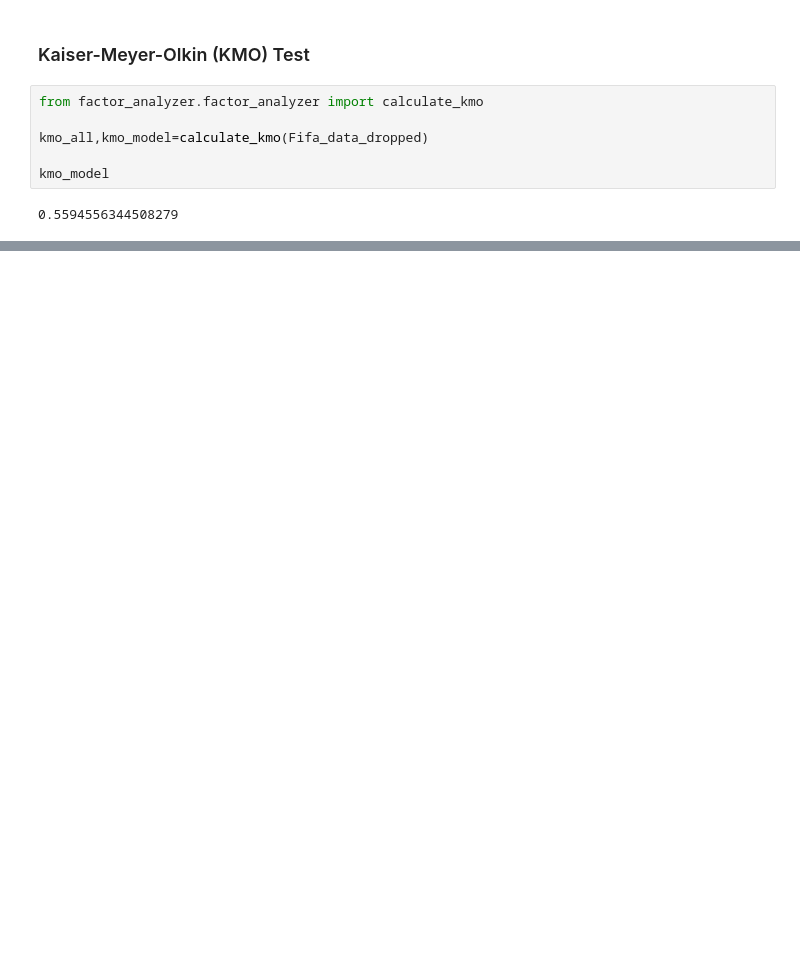
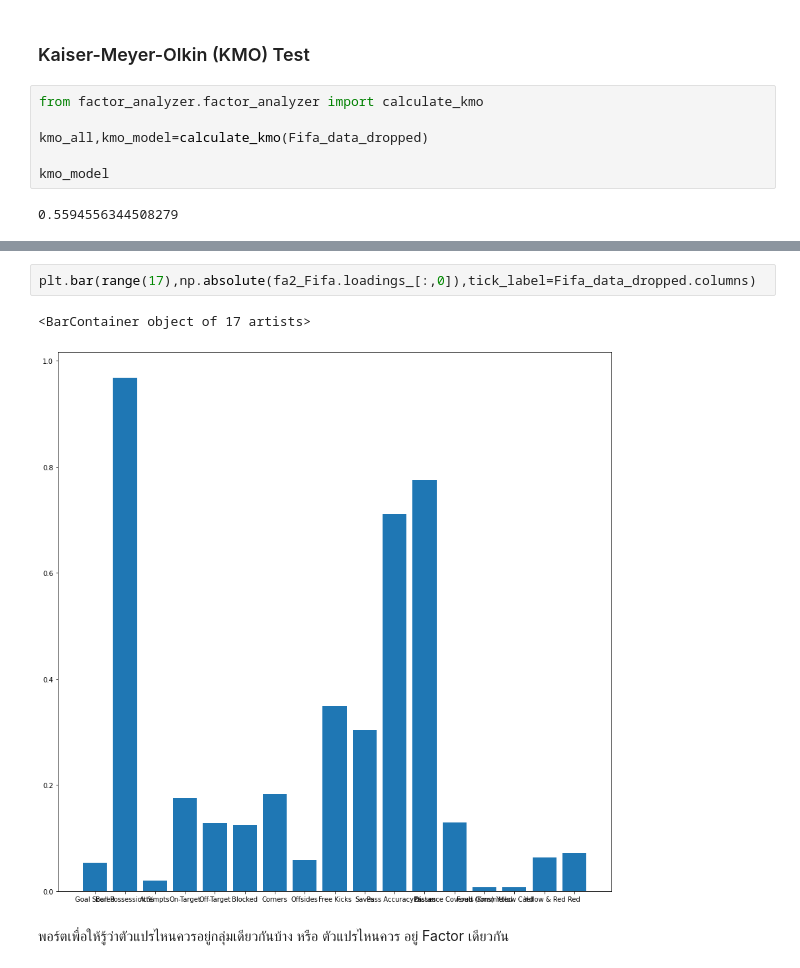
Before and after one commit to jittakorn-ch/multivariate, a Jupyter notebook: Chapter_5_Factor_Analysis.ipynb, the cells around one changed output, grey strips where cells are left out. Saved outputs shown, nothing was run; the diff lists cells and outputs as text; blank space fills up the shorter version.

```diff
--- a/Chapter_5_Factor_Analysis.ipynb
+++ b/Chapter_5_Factor_Analysis.ipynb
@@ -314,0 +423,7 @@ kmo_model
+# %%
+plt.bar(range(17),np.absolute(fa2_Fifa.loadings_[:,0]),tick_label=Fifa_data_dropped.columns)
+# %% [output]
+<BarContainer object of 17 artists>
+[figure, added]
+# %% [markdown]
+พอร์ตเพื่อให้รู้ว่าตัวแปรไหนควรอยู่กลุ่มเดียวกันบ้าง หรือ ตัวแปรไหนควร อยู่ Factor เดียวกัน
```
Also changed, not shown: parts of 31 cells of this notebook.
